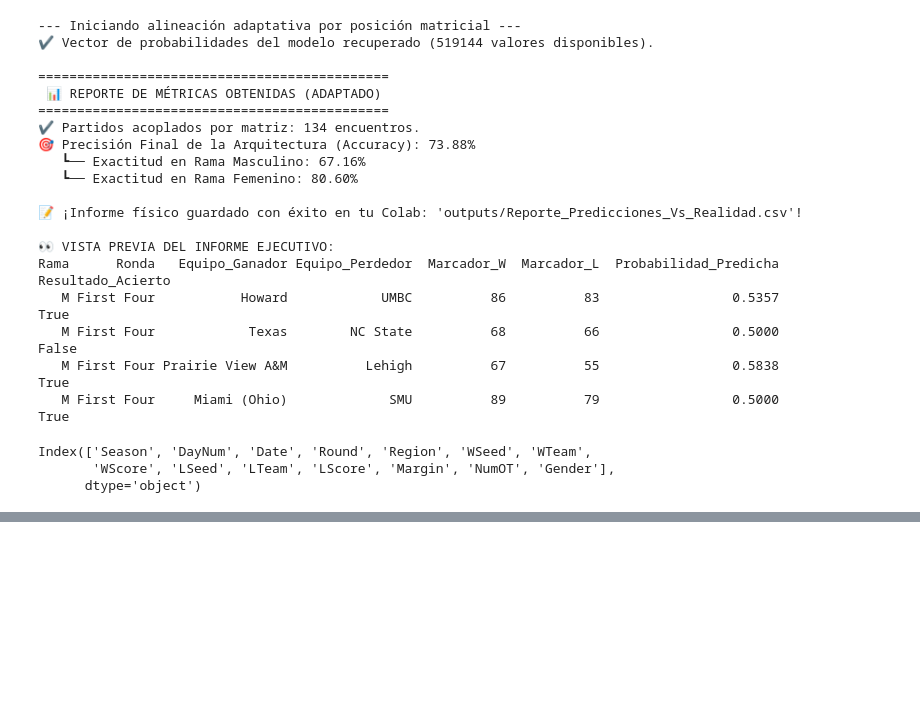
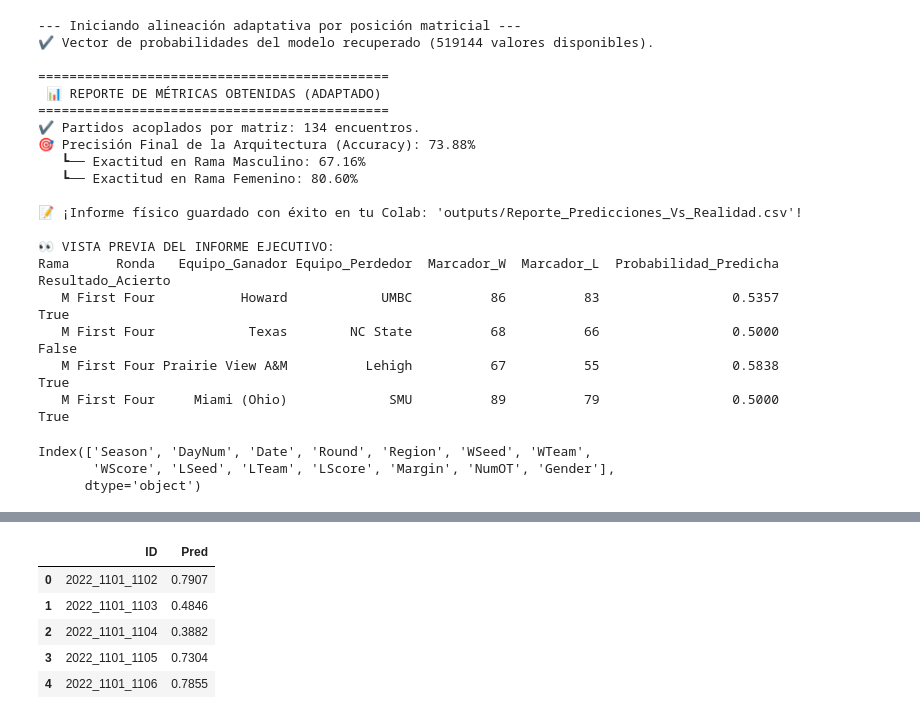
Before and after one commit to l22140141/Proyecto_unidad2, a Jupyter notebook: ProyectoUnidad2.ipynb, the cells around one changed output, grey strips where cells are left out. Cells and saved outputs as stored; diff of their text form; code cells hidden in the pictures; blank space fills up the shorter version.

```diff
--- a/ProyectoUnidad2.ipynb
+++ b/ProyectoUnidad2.ipynb
@@ -2446,3 +2446,12 @@ Upsets reales detectados en el torneo: 16
+# %%
+submission_preds.head()
+# %% [output]
+|  | ID | Pred |
+| 0 | 2022_1101_1102 | 0.7907 |
+| 1 | 2022_1101_1103 | 0.4846 |
+| 2 | 2022_1101_1104 | 0.3882 |
+| 3 | 2022_1101_1105 | 0.7304 |
+| 4 | 2022_1101_1106 | 0.7855 |
 # %%
 # ============================================================
 # LIMPIEZA DE NOMBRES MANUAL (CORREGIDA AL ESTÁNDAR MTEAMS)
```
Also changed, not shown: parts of 14 cells of this notebook.
